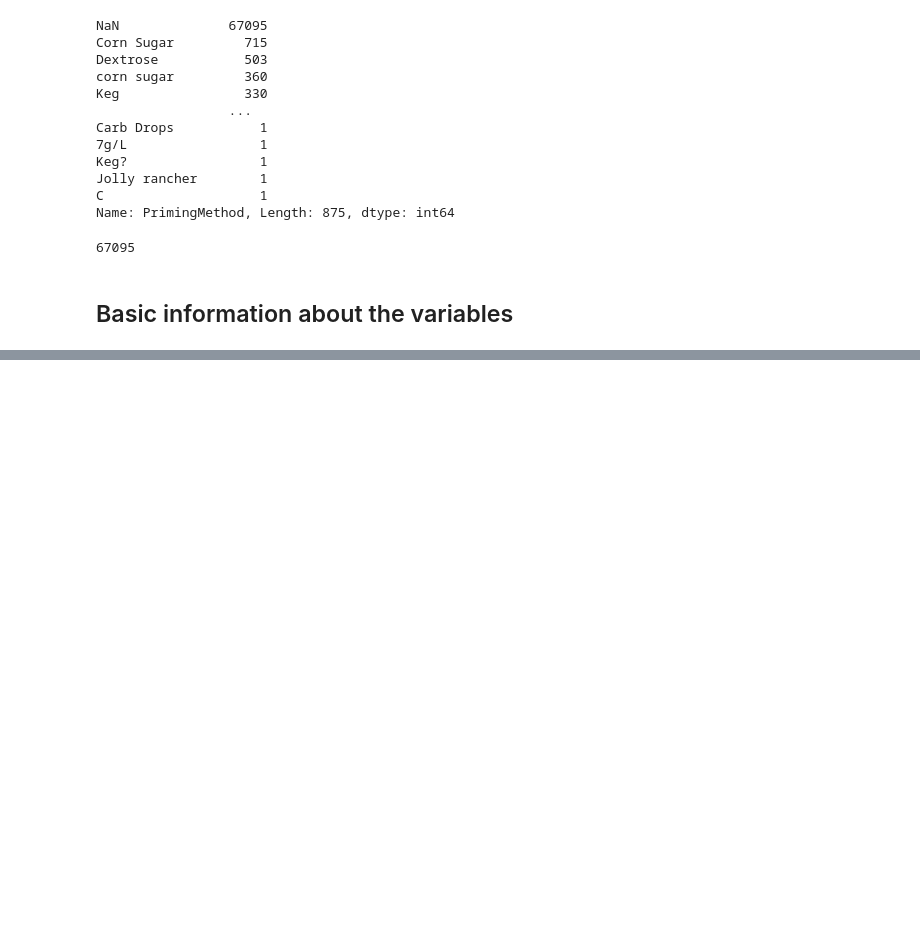
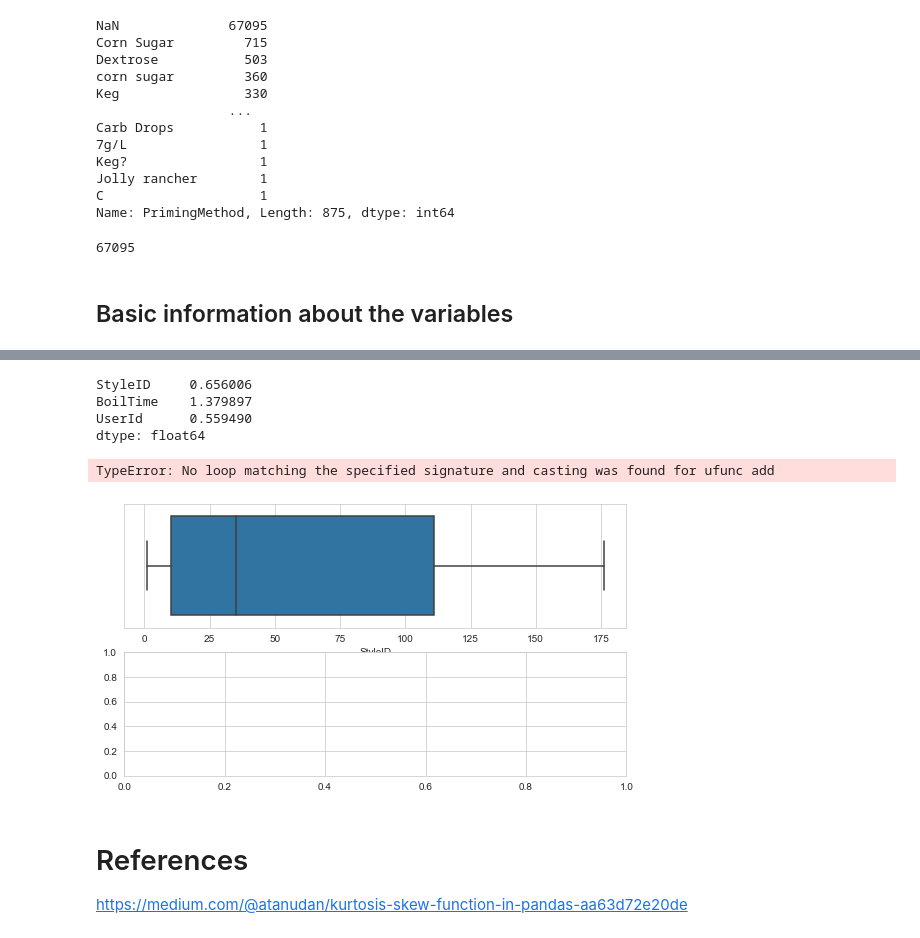
Before and after one commit to luismanriqueruiz/machine_learning, a Jupyter notebook: missing_data/missingData.ipynb, the cells around one changed output, grey strips where cells are left out. Drawn from its saved outputs; the diff is of its cells as text; code cells hidden in the pictures; blank space fills up the shorter version.

Commit message:
Updating definitions
- kurtosis
- skewness

```diff
--- a/missing_data/missingData.ipynb
+++ b/missing_data/missingData.ipynb
@@ -70,0 +140,22 @@ dataOr['PrimingMethod'].isna().sum()
+# %%
+print(dataInt.skew())
+# %% [output]
+StyleID     0.656006
+BoilTime    1.379897
+UserId      0.559490
+dtype: float64
+# %%
+plt.figure(figsize = (9, 5))
+
+plt.subplot(211)
+sns.boxplot(dataNum['StyleID'])
+
+plt.subplot(212)
+sns.kdeplot(dataNum['StyleID'])
+# %% [output]
+TypeError: No loop matching the specified signature and casting was found for ufunc add
+[figure, added]
+# %% [markdown]
+# References
+
+https://medium.com/@atanudan/kurtosis-skew-function-in-pandas-aa63d72e20de
```
Also changed, not shown: parts of 4 cells of this notebook.
